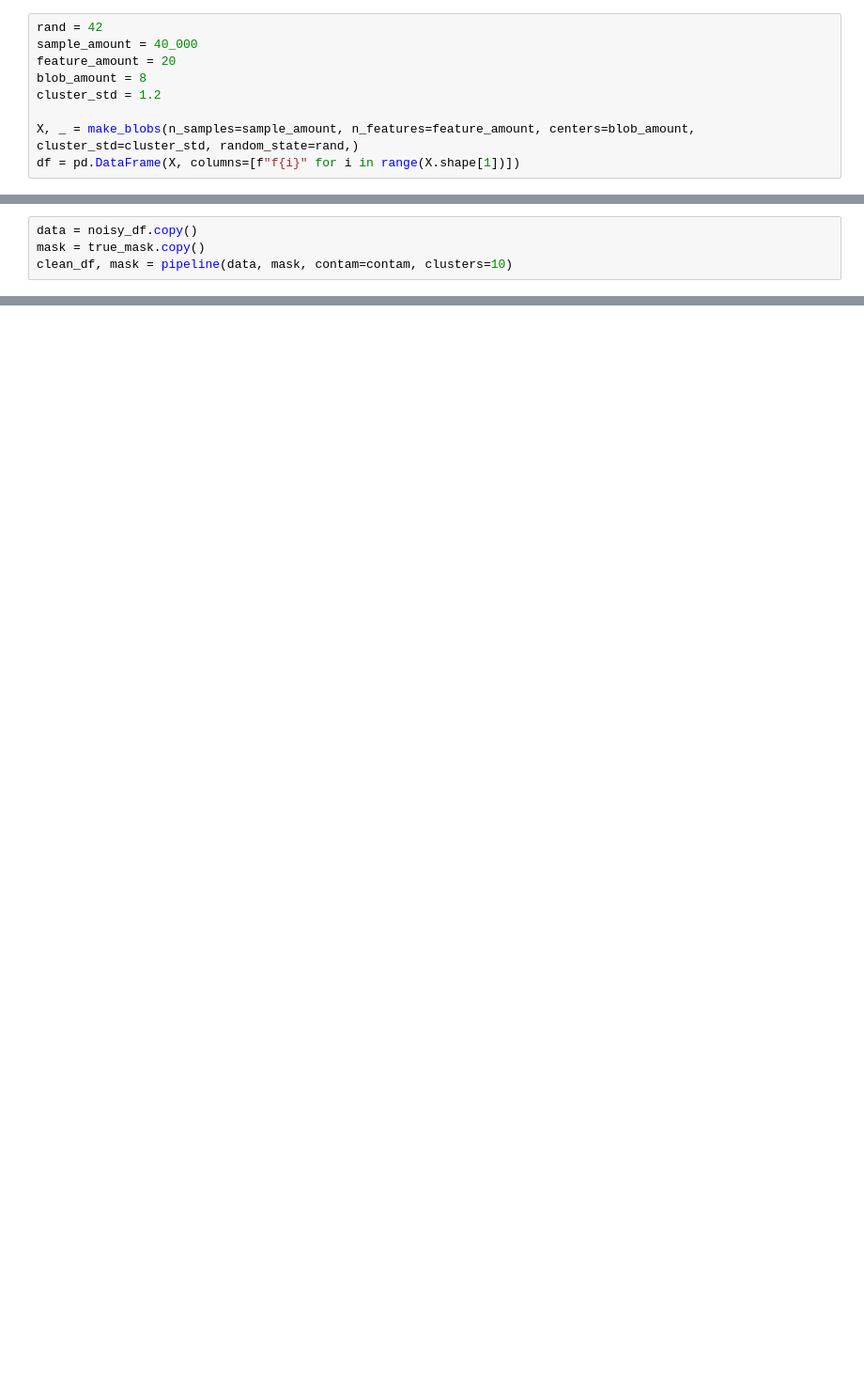
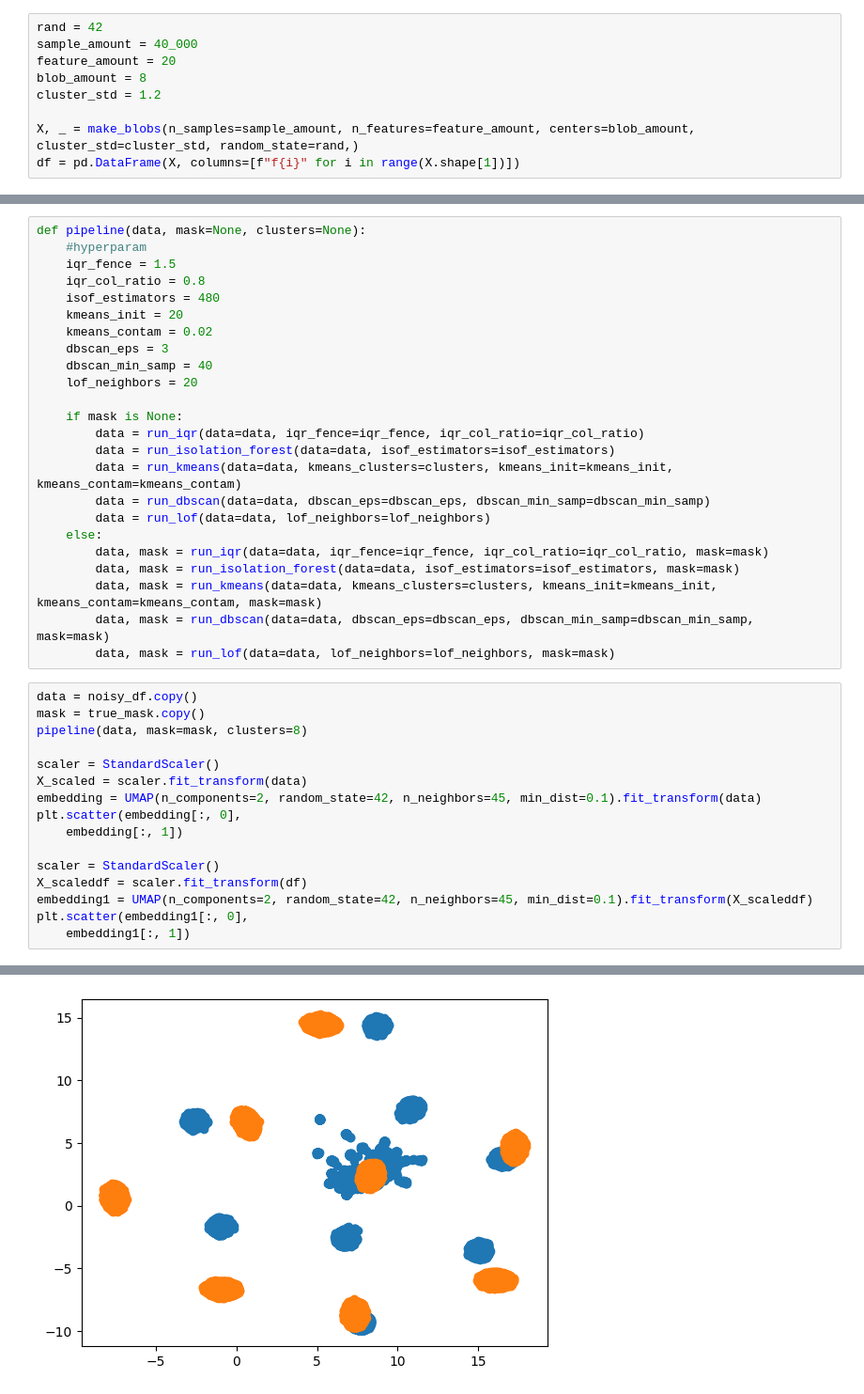
Before and after one commit to matr9s/DatSci_Noise, a Jupyter notebook: pipeline.ipynb, the cells around one changed output, grey strips where cells are left out. Shown at 94% size. Saved outputs shown, nothing was run; the diff lists cells and outputs as text; blank space fills up the shorter version.

```diff
--- a/pipeline.ipynb
+++ b/pipeline.ipynb
@@ -250,4 +302,41 @@ entries remaining: 30973
+# %%
+def pipeline(data, mask=None, clusters=None):
+    #hyperparam
+    iqr_fence = 1.5
+    iqr_col_ratio = 0.8
+    isof_estimators = 480
+    kmeans_init = 20
+    kmeans_contam = 0.02
+    dbscan_eps = 3
+    dbscan_min_samp = 40
+    lof_neighbors = 20
+
+    if mask is None:
+        data = run_iqr(data=data, iqr_fence=iqr_fence, iqr_col_ratio=iqr_col_ratio)
+        data = run_isolation_forest(data=data, isof_estimators=isof_estimators)
+        data = run_kmeans(data=data, kmeans_clusters=clusters, kmeans_init=kmeans_init, kmeans_contam=kmeans_contam)
+        data = run_dbscan(data=data, dbscan_eps=dbscan_eps, dbscan_min_samp=dbscan_min_samp)
+        data = run_lof(data=data, lof_neighbors=lof_neighbors)
+    else:
+        data, mask = run_iqr(data=data, iqr_fence=iqr_fence, iqr_col_ratio=iqr_col_ratio, mask=mask)
+        data, mask = run_isolation_forest(data=data, isof_estimators=isof_estimators, mask=mask)
+        data, mask = run_kmeans(data=data, kmeans_clusters=clusters, kmeans_init=kmeans_init, kmeans_contam=kmeans_contam, mask=mask)
+        data, mask = run_dbscan(data=data, dbscan_eps=dbscan_eps, dbscan_min_samp=dbscan_min_samp, mask=mask)
+        data, mask = run_lof(data=data, lof_neighbors=lof_neighbors, mask=mask)
 # %%
 data = noisy_df.copy()
 mask = true_mask.copy()
-clean_df, mask = pipeline(data, mask, contam=contam, clusters=10)
+pipeline(data, mask=mask, clusters=8)
+
+scaler = StandardScaler()
+X_scaled = scaler.fit_transform(data)
+embedding = UMAP(n_components=2, random_state=42, n_neighbors=45, min_dist=0.1).fit_transform(data)
+plt.scatter(embedding[:, 0],
+    embedding[:, 1])
+
+scaler = StandardScaler()
+X_scaleddf = scaler.fit_transform(df)
+embedding1 = UMAP(n_components=2, random_state=42, n_neighbors=45, min_dist=0.1).fit_transform(X_scaleddf)
+plt.scatter(embedding1[:, 0],
+    embedding1[:, 1])
+# %% [output]
@@ -253,0 +361 @@ clean_df, mask = pipeline(data, mask, contam=contam, clusters=10)
+[figure, added]
```
Also changed, not shown: parts of 15 cells of this notebook.
